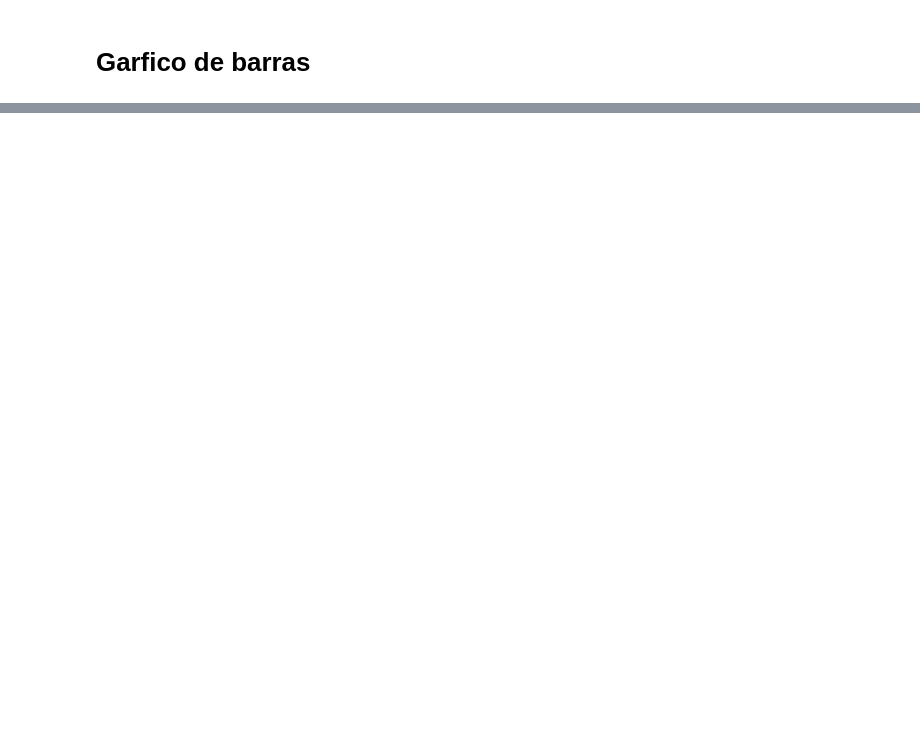
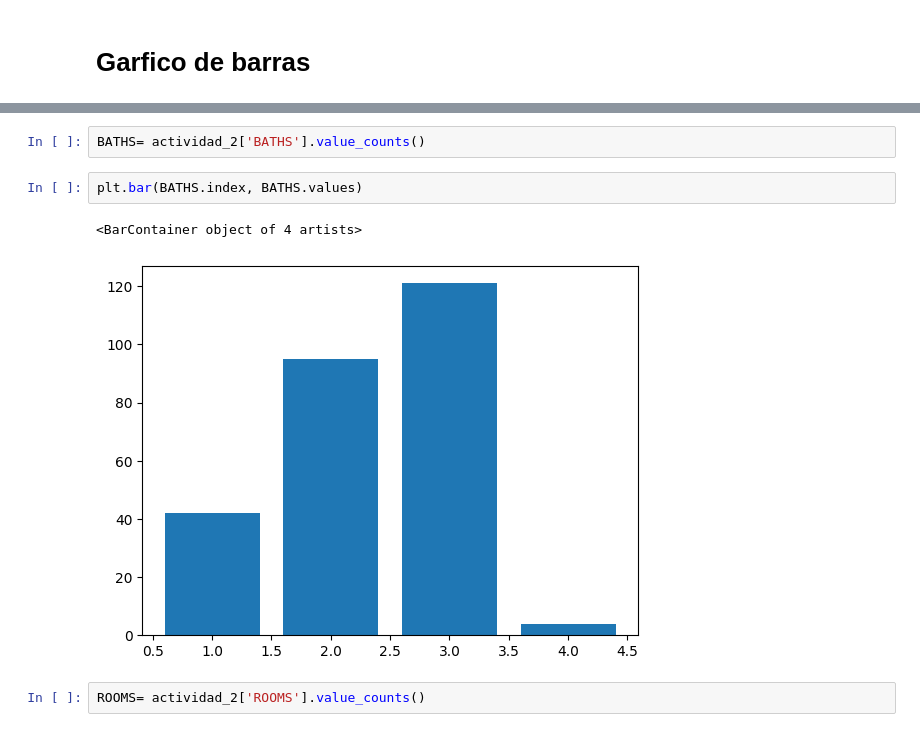
Before and after one commit to v1sstar/machine_learning_project, a Jupyter notebook: Punto2 (1).ipynb, the cells around one changed output, grey strips where cells are left out. Cells and saved outputs as stored; diff of their text form; blank space fills up the shorter version.

```diff
--- a/Punto2 (1).ipynb
+++ b/Punto2 (1).ipynb
@@ -151,0 +143,9 @@ plt.bar(Year.index, Year.values)
+# %%
+BATHS= actividad_2['BATHS'].value_counts()
+# %%
+plt.bar(BATHS.index, BATHS.values)
+# %% [output]
+<BarContainer object of 4 artists>
+[figure, added]
+# %%
+ROOMS= actividad_2['ROOMS'].value_counts()
```
Also changed, not shown: parts of 36 cells of this notebook.
